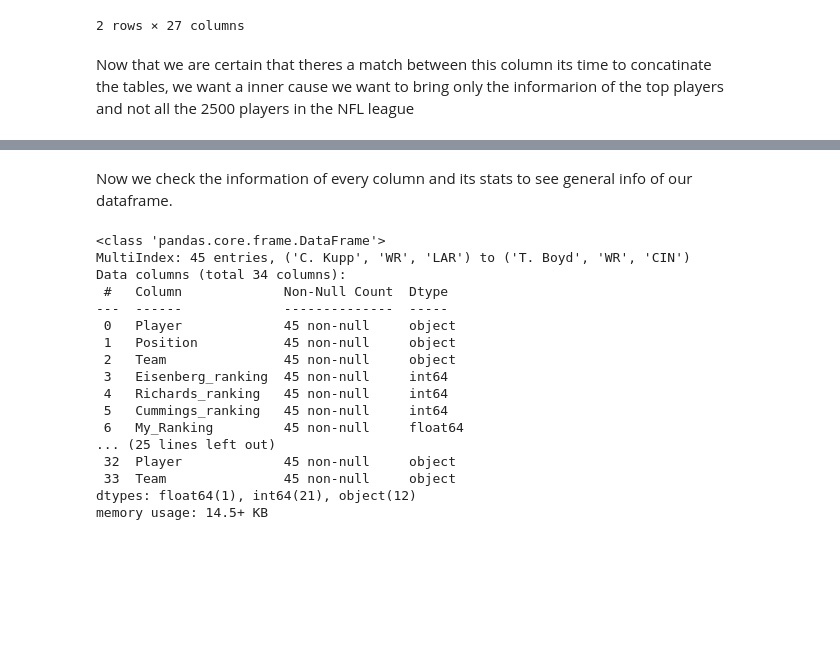
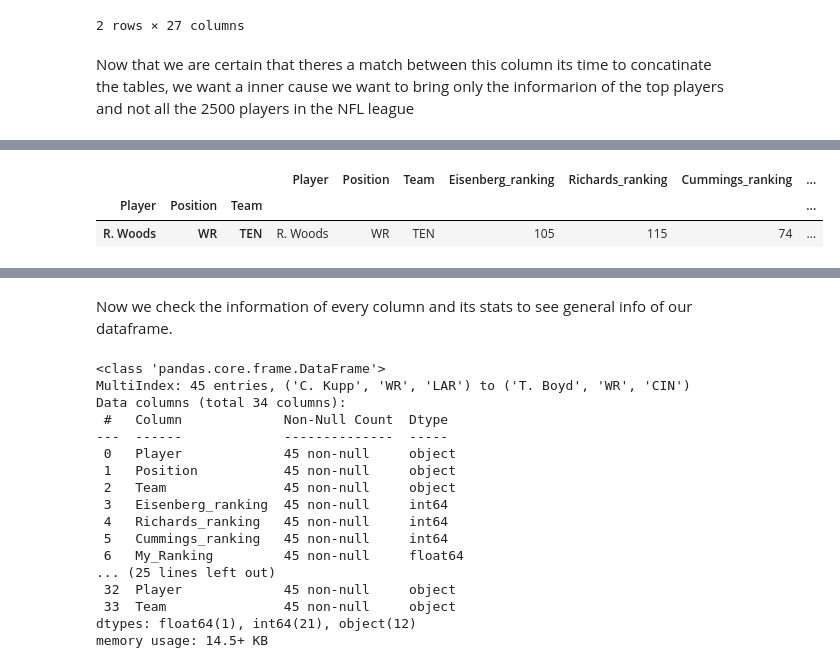
Before and after one commit to Chelechepe/Project_2_Pipeline, a Jupyter notebook: Scrapping and Cleaning.ipynb, the cells around one changed output, grey strips where cells are left out. Drawn from its saved outputs; the diff is of its cells as text; code cells hidden in the pictures; blank space fills up the shorter version.

```diff
--- a/Scrapping and Cleaning.ipynb
+++ b/Scrapping and Cleaning.ipynb
@@ -300,3 +313,9 @@ final3 = final2.drop_duplicates(subset=["Player","Team"], keep=False)
+# %%
+topranked2.sample()
+# %% [output]
+|  |  |  | Player | Position | Team | Eisenberg_ranking | Richards_ranking | Cummings_ranking | ... |
+| Player | Position | Team |  |  |  |  |  |  | ... |
+| R. Woods | WR | TEN | R. Woods | WR | TEN | 105 | 115 | 74 | ... |
 # %%
 toprank_stats = pd.concat([topranked2, final3], axis=1, join='inner')
 # %%
```
Also changed, not shown: parts of 12 cells of this notebook, 28 other files.
